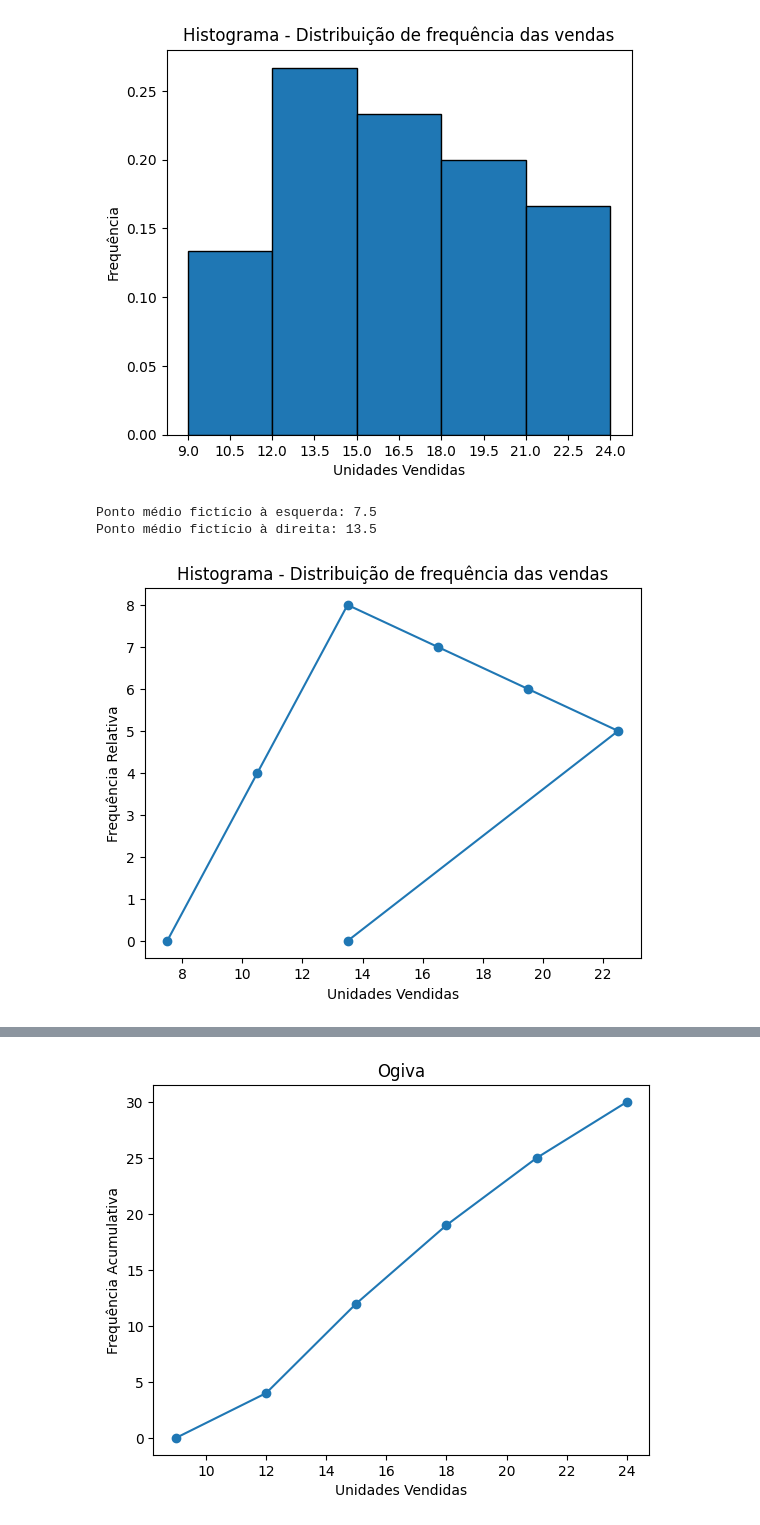
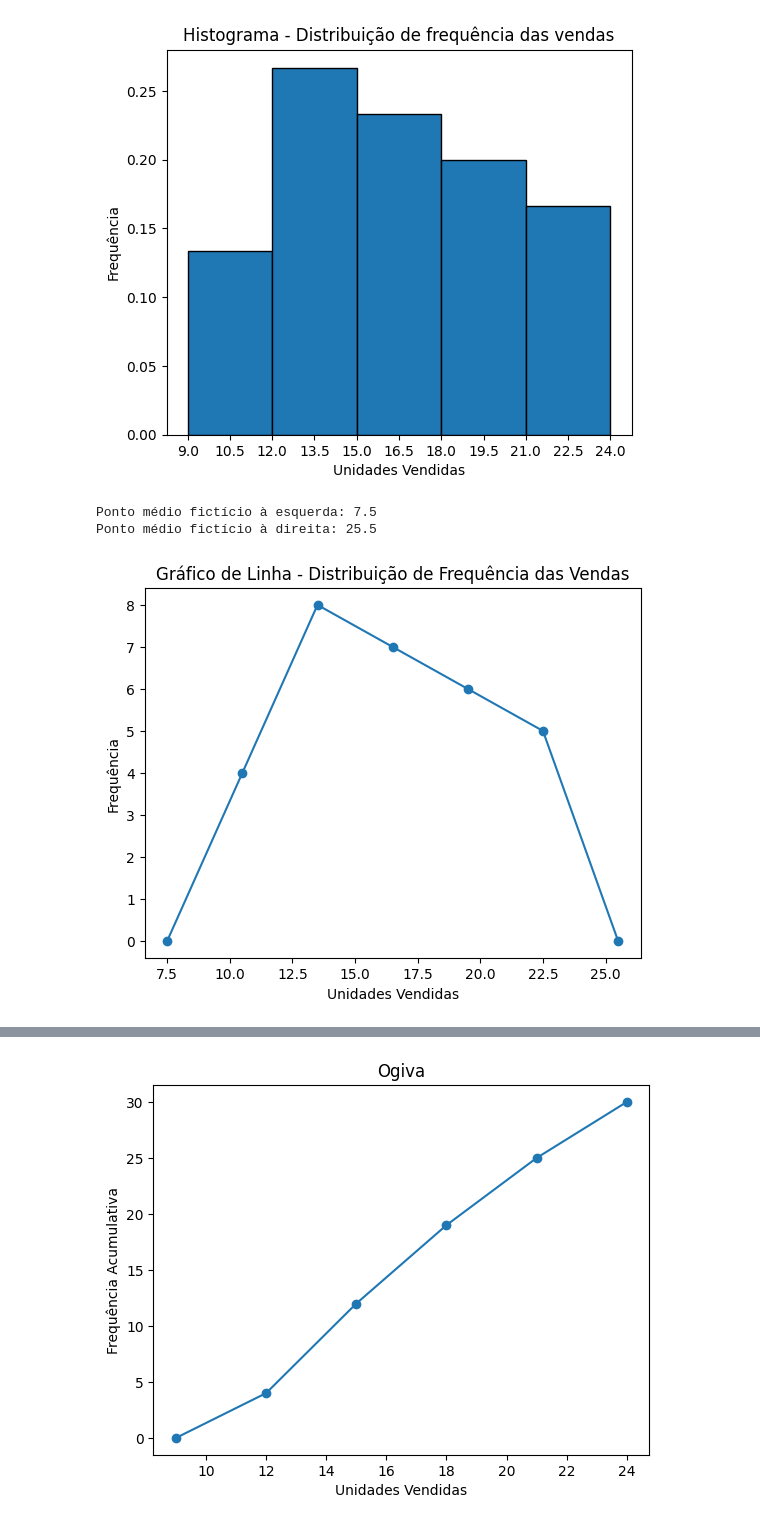
Before and after one commit to tokujiTO/estatistica, a Jupyter notebook: aula5/aula5.ipynb, the cells around one changed output, grey strips where cells are left out. Saved outputs shown, nothing was run; the diff lists cells and outputs as text; code cells hidden in the pictures.

```diff
--- a/aula5/aula5.ipynb
+++ b/aula5/aula5.ipynb
@@ -98,25 +98,30 @@ plt.show()
 # %% [output]
 [figure]
 # %%
+# Valor fictício à esquerda e à direita
 fic_esq = [tabela_frequencia['Pontos Médios'].iloc[0] - amplitude]
 print(f'Ponto médio fictício à esquerda: {fic_esq[0]}')
-fic_dir = [tabela_frequencia['Pontos Médios'].iloc[0] + amplitude]
+fic_dir = [tabela_frequencia['Pontos Médios'].iloc[-1] + amplitude]
 print(f'Ponto médio fictício à direita: {fic_dir[0]}')
 
+# Concatenar os valores de x (pontos médios) e y (frequências)
 x_data = np.concatenate([fic_esq, tabela_frequencia['Pontos Médios'], fic_dir])
 y_data = np.concatenate([[0], tabela_frequencia['Frequência'], [0]])
+
+# Criar o gráfico de linha
 plt.plot(x_data, y_data, marker='o')
 
-plt.title('Histograma - Distribuição de frequência das vendas')
+# Título e rótulos dos eixos
+plt.title('Gráfico de Linha - Distribuição de Frequência das Vendas')
 plt.xlabel('Unidades Vendidas')
-plt.ylabel('Frequência Relativa')
+plt.ylabel('Frequência')
 
-
+# Exibir o gráfico
 plt.show()
 # %% [output]
 Ponto médio fictício à esquerda: 7.5
-Ponto médio fictício à direita: 13.5
+Ponto médio fictício à direita: 25.5
-[figure, old version]
+[figure, new version]
 # %%
 y_data = np.concatenate([[0], tabela_frequencia['Frequência Relativa'], [0]])
 
```
Also changed, not shown: parts of 13 cells of this notebook, 5 other files.
